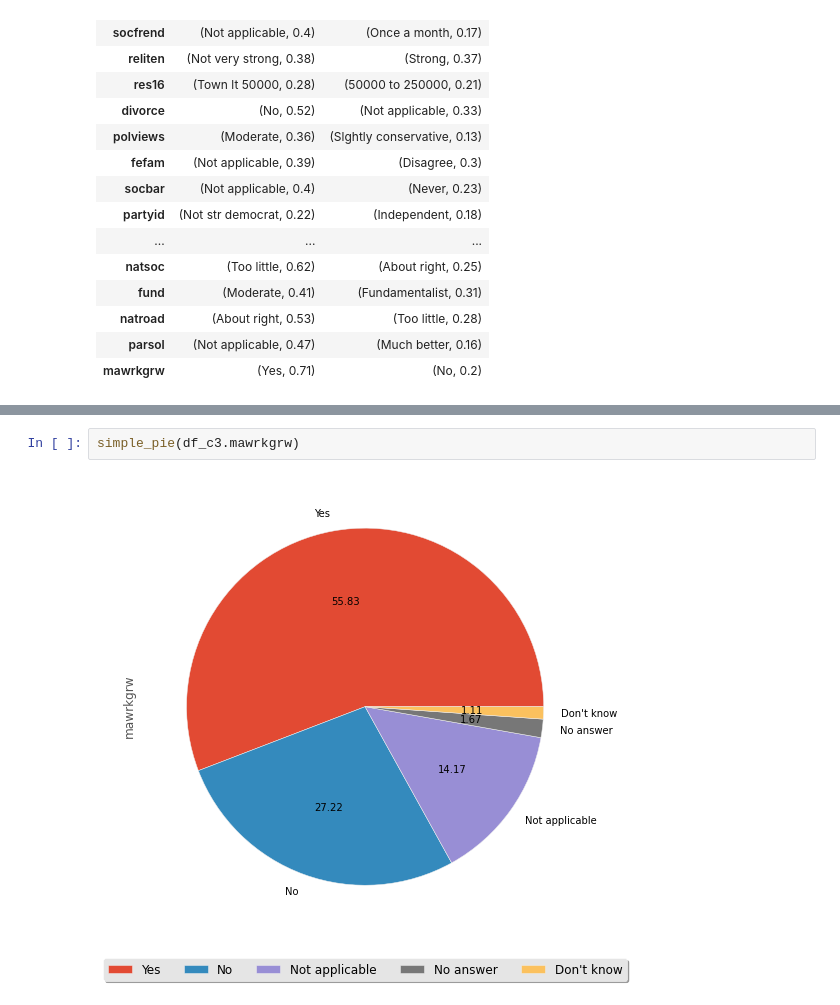
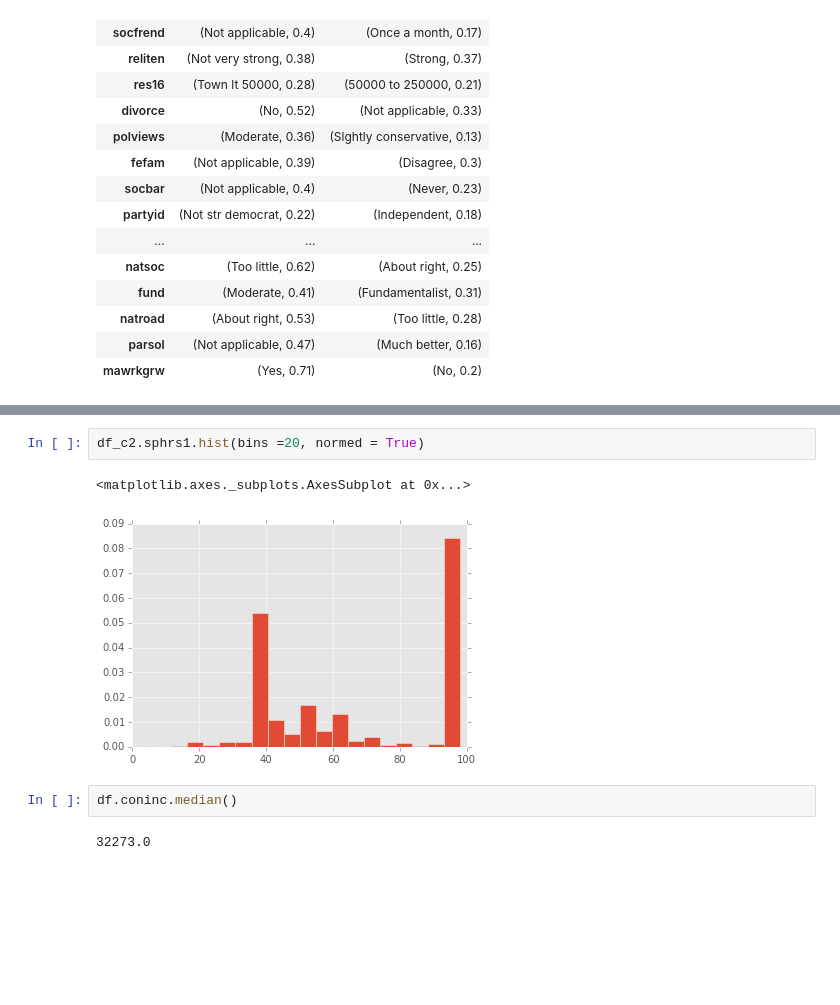
Before and after one commit to banjopickin/women_workforce, a Jupyter notebook: FC_analysis.ipynb, the cells around one changed output, grey strips where cells are left out. Saved outputs shown, nothing was run; the diff lists cells and outputs as text; blank space fills up the shorter version.

```diff
--- a/FC_analysis.ipynb
+++ b/FC_analysis.ipynb
@@ -329,4 +341,9 @@ simple_pie(df.mawrkgrw)
-# %%
-simple_pie(df_c3.mawrkgrw)
-# %% [output]
-[figure, removed]
+# %%
+df_c2.sphrs1.hist(bins =20, normed = True)
+# %% [output]
+<matplotlib.axes._subplots.AxesSubplot at 0x...>
+[figure, added]
+# %%
+df.coninc.median()
+# %% [output]
+32273.0
```
Also changed, not shown: parts of 4 cells of this notebook.
